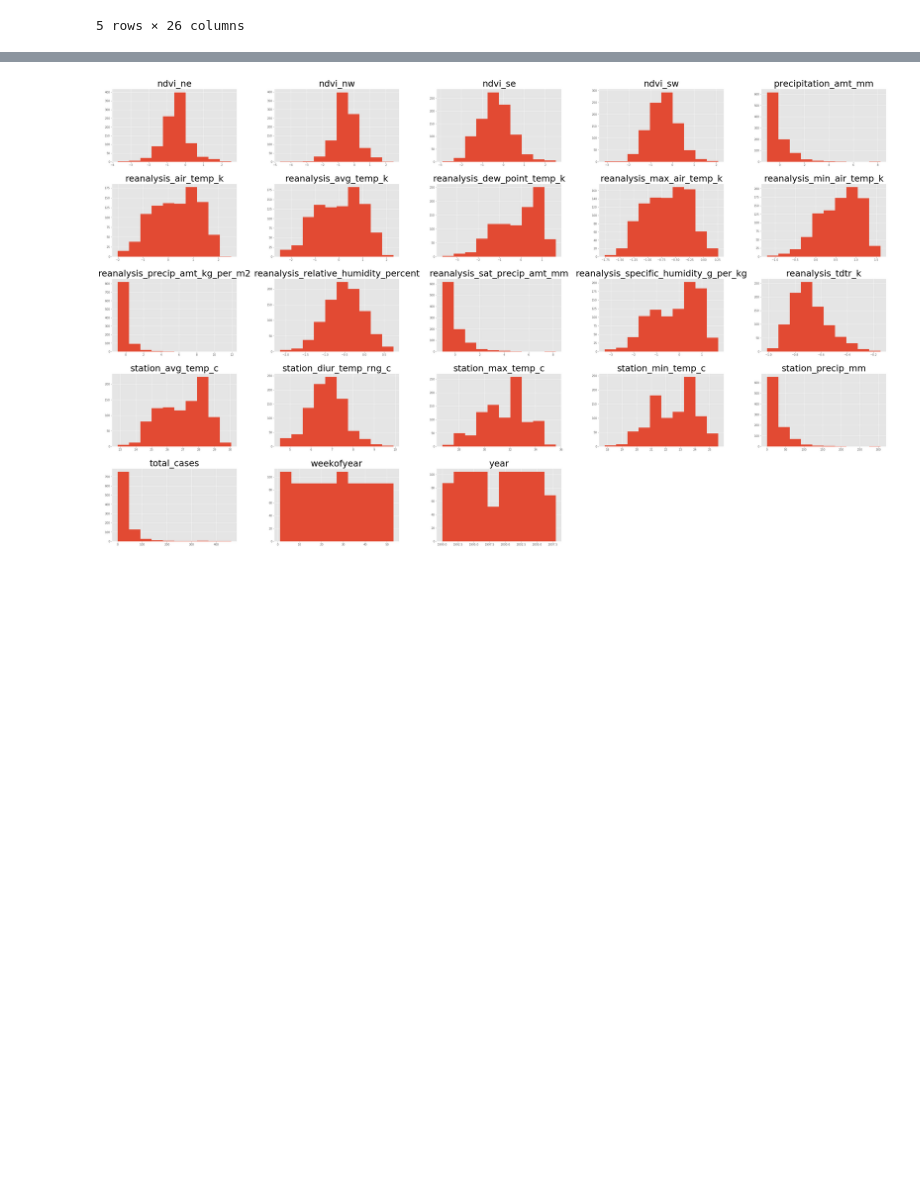
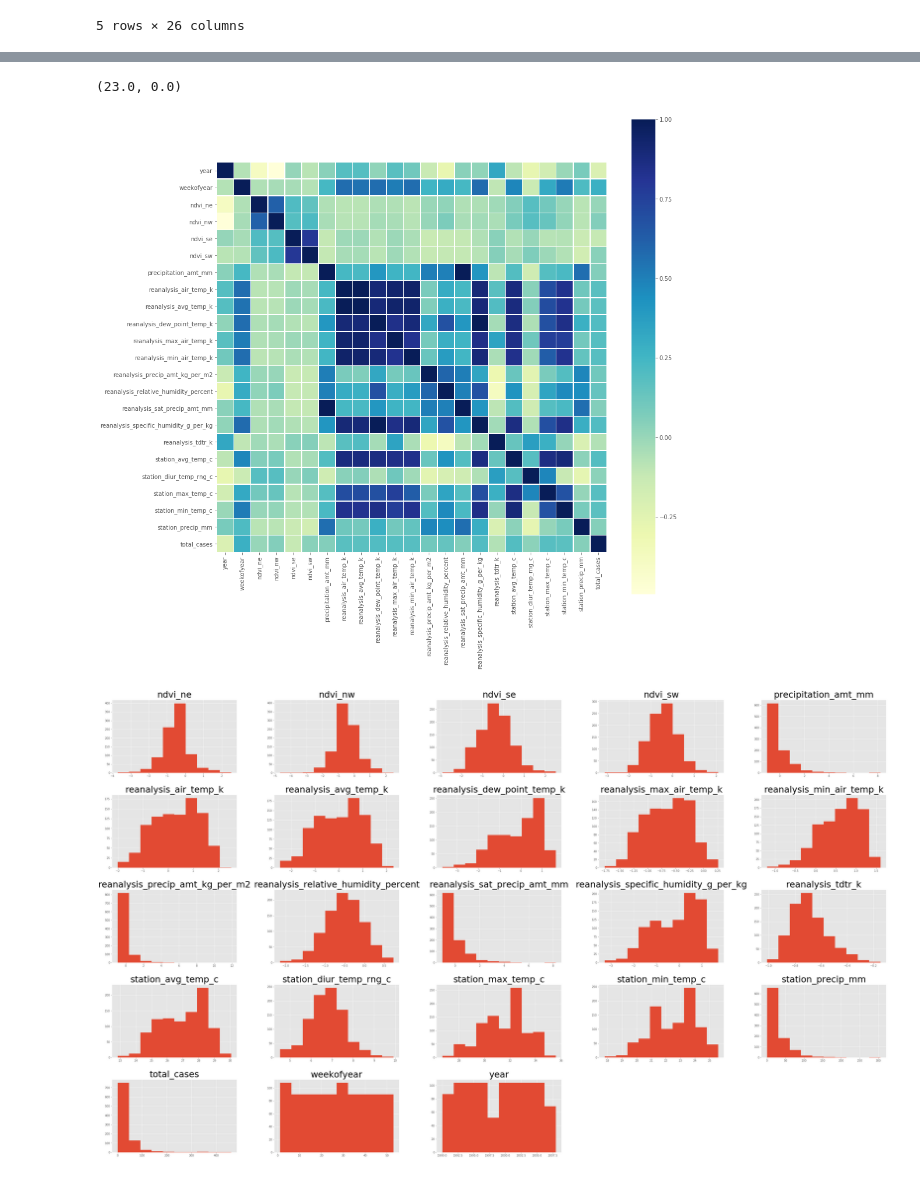
Before and after one commit to jisanos/DengAIProject, a Jupyter notebook: Final_Proyect_Script.ipynb, the cells around one changed output, grey strips where cells are left out. Saved outputs shown, nothing was run; the diff lists cells and outputs as text; code cells hidden in the pictures; blank space fills up the shorter version.

```diff
--- a/Final_Proyect_Script.ipynb
+++ b/Final_Proyect_Script.ipynb
@@ -266,3 +284,13 @@ sns.heatmap(sjcorr,cmap='YlGnBu')
+# %%
+plt.style.use('ggplot')
+fig, ax = plt.subplots(figsize=(15,15))
+g = sns.heatmap(sjcorr, ax=ax,cmap="YlGnBu", square=True, linewidths=.5)
+bottom, top = g.get_ylim()
+
+g.set_ylim(bottom+0.5,top-0.5) #this is a fix for the uncentered heatmap
+# %% [output]
+(23.0, 0.0)
+[figure, added]
 # %%
 fig = sj_train_data.hist(figsize=(50,30))
 [x.title.set_size(32) for x in fig.ravel()]
```
Also changed, not shown: parts of 10 cells of this notebook.
